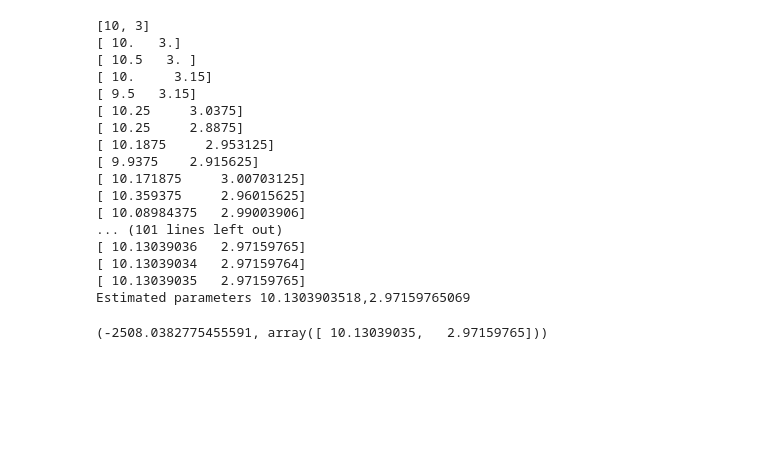
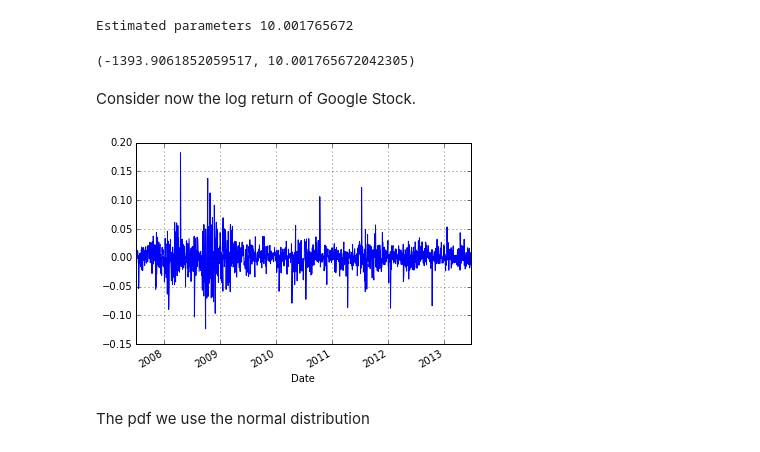
Before and after one commit to andreas-koukorinis/Copulas, a Jupyter notebook: copula2.ipynb, the cells around one changed output. Drawn from its saved outputs; the diff is of its cells as text; code cells hidden in the pictures; blank space fills up the shorter version.

```diff
--- a/copula2.ipynb
+++ b/copula2.ipynb
@@ -51,36 +64,29 @@ def fitpdf2(x,pdf,parameterlist,lb,ub):
     return llh, minparam
 # %%
 # to test the above infrastracture
-def test_fit(pdf, fitmethod, parameterlist, lowerbound=neginf, upperbound=inf,):
+def test_fit(pdf, fitmethod, parameterlist, lowerbound=neginf, upperbound=inf):
     mu = parameterlist[0]
     if len(parameterlist) == 2:
         sigma = parameterlist[1]
     else:
         sigma =1
+
     x = sigma * np.random.randn(1000) + mu
-    llh, param = fitmethod(x, pdf, parameterlist, lowerbound, upperbound)
-    print("Estimated parameters {0},{1}".format(param[0],param[1]))
+
+    if fitmethod ==fitpdf:
+        llh, param = fitmethod(x, pdf, parameterlist)
+    else:
+        llh, param = fitmethod(x, pdf, parameterlist, lowerbound, upperbound)
+
+    if fitmethod == fitpdf:
+        print("Estimated parameters {0},{1}".format(param[0],param[1]))
+    else:
+        print("Estimated parameters {}".format(param))
+
     return llh, param
 
-
-test_fit(gausspdf, fitpdf, [10,3]);
+#test_fit(gausspdf, fitpdf, [10,3]);
 test_fit(gausspdf, fitpdf2,[10],0,15)
 # %% [output]
-[10, 3]
-[ 10.   3.]
-[ 10.5   3. ]
-[ 10.     3.15]
-[ 9.5   3.15]
-[ 10.25     3.0375]
-[ 10.25     2.8875]
-[ 10.1875     2.953125]
-[ 9.9375    2.915625]
-[ 10.171875     3.00703125]
-[ 10.359375     2.96015625]
-[ 10.08984375   2.99003906]
-... (101 lines left out)
-[ 10.13039036   2.97159765]
-[ 10.13039034   2.97159764]
-[ 10.13039035   2.97159765]
-Estimated parameters 10.1303903518,2.97159765069
+Estimated parameters 10.001765672
-(-2508.0382775455591, array([ 10.13039035,   2.97159765]))
+(-1393.9061852059517, 10.001765672042305)
@@ -90,0 +93,10 @@ args
+# %% [markdown]
+Consider now the log return of Google Stock.
+# %%
+S=DataReader("GOOGL", "yahoo", datetime(2007,7,1),datetime(2013, 6, 30))['Adj Close']
+logReturn = np.log(S/S.shift(1))
+logReturn.dropna(inplace = True)
+logReturn.plot()
+plt.show()
+# %% [output]
+[figure, added]
@@ -90,0 +145,2 @@ args
+# %% [markdown]
+The pdf we use the normal distribution
```
Also changed, not shown: parts of 21 cells of this notebook.
